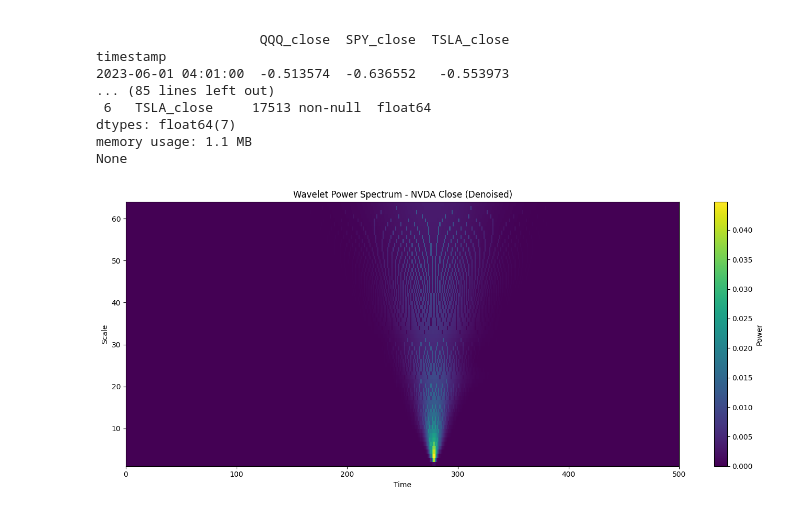
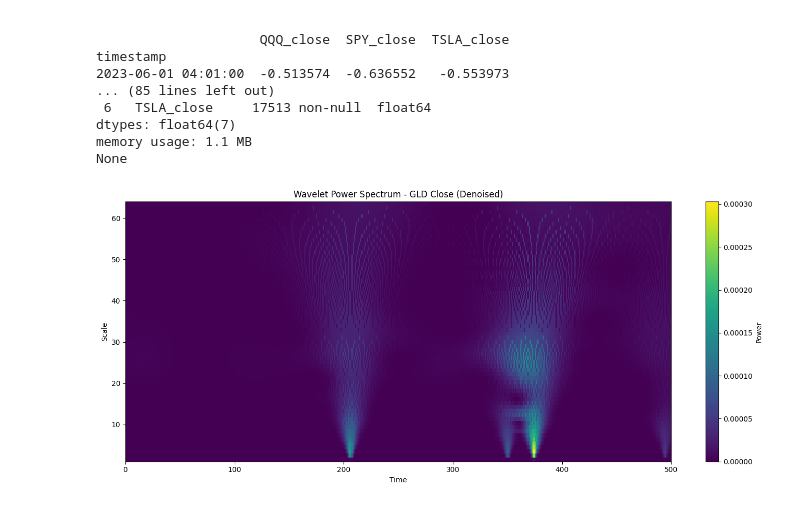
Before and after one commit to ionutnodis/dissertation, a Jupyter notebook: data_preprocessing.ipynb, the cells around one changed output. Drawn from its saved outputs; the diff is of its cells as text; code cells hidden in the pictures.

```diff
--- a/data_preprocessing.ipynb
+++ b/data_preprocessing.ipynb
@@ -202,32 +202,32 @@ None
 # %%
 def plot_wavelet_power_spectrum(series, asset_name='', scale_max=128, wavelet='cmor1.5-1.0'):
     # Convert to numpy array
     signal = np.array(series)
 
     # Define scales
     scales = np.arange(1, scale_max + 1)
 
     # Perform Continuous Wavelet Transform
     coefficients, frequencies = pywt.cwt(signal, scales, wavelet)
 
     # Compute power
     power = np.abs(coefficients) ** 2
 
     # Plot
     plt.figure(figsize=(14, 6))
     plt.imshow(power, extent=[0, len(signal), 1, scale_max],
                interpolation='nearest', aspect='auto', cmap='viridis', origin='lower')
     plt.colorbar(label='Power')
     plt.ylabel('Scale')
     plt.xlabel('Time')
     plt.title(f'Wavelet Power Spectrum - {asset_name}')
     plt.tight_layout()
     plt.show()
 
 
 # Choose an asset and a time range for clarity
-sample = denoised_hourly_rv['NVDA_close'].iloc[:500]
+sample = denoised_hourly_rv['GLD_close'].iloc[:500]
 
-plot_wavelet_power_spectrum(sample, asset_name='NVDA Close (Denoised)', scale_max=64)
+plot_wavelet_power_spectrum(sample, asset_name='GLD Close (Denoised)', scale_max=64)
 # %% [output]
-[figure, old version]
+[figure, new version]
```
Also changed, not shown: parts of 1 cell of this notebook, 14 other files.
